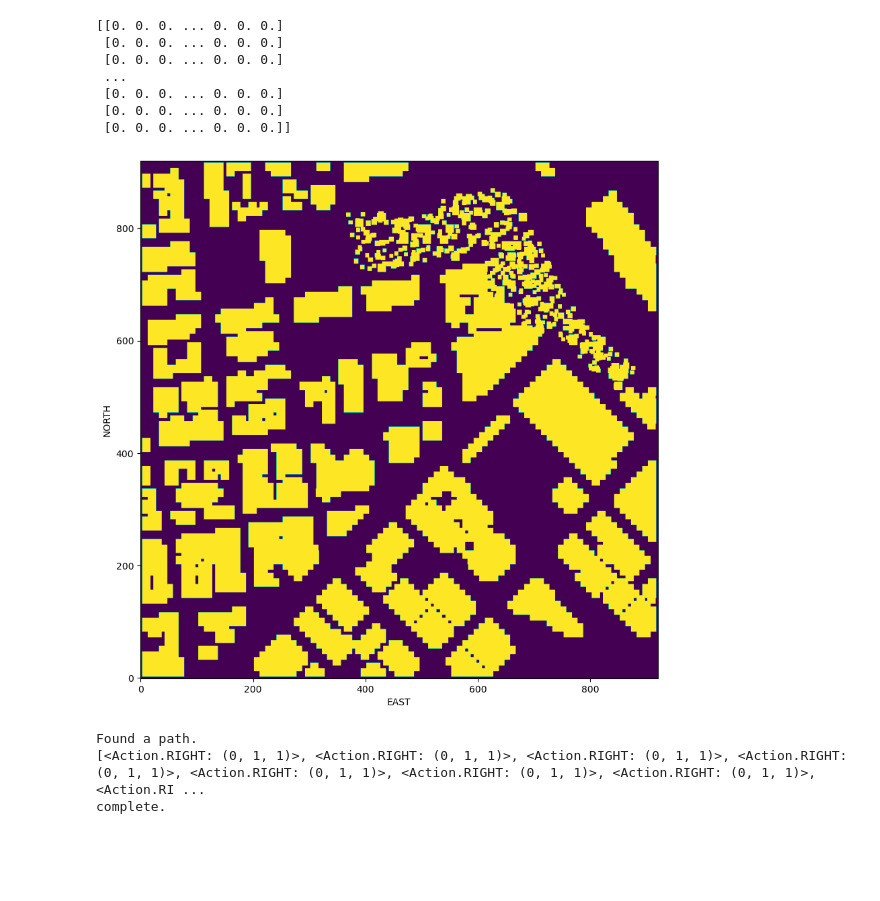
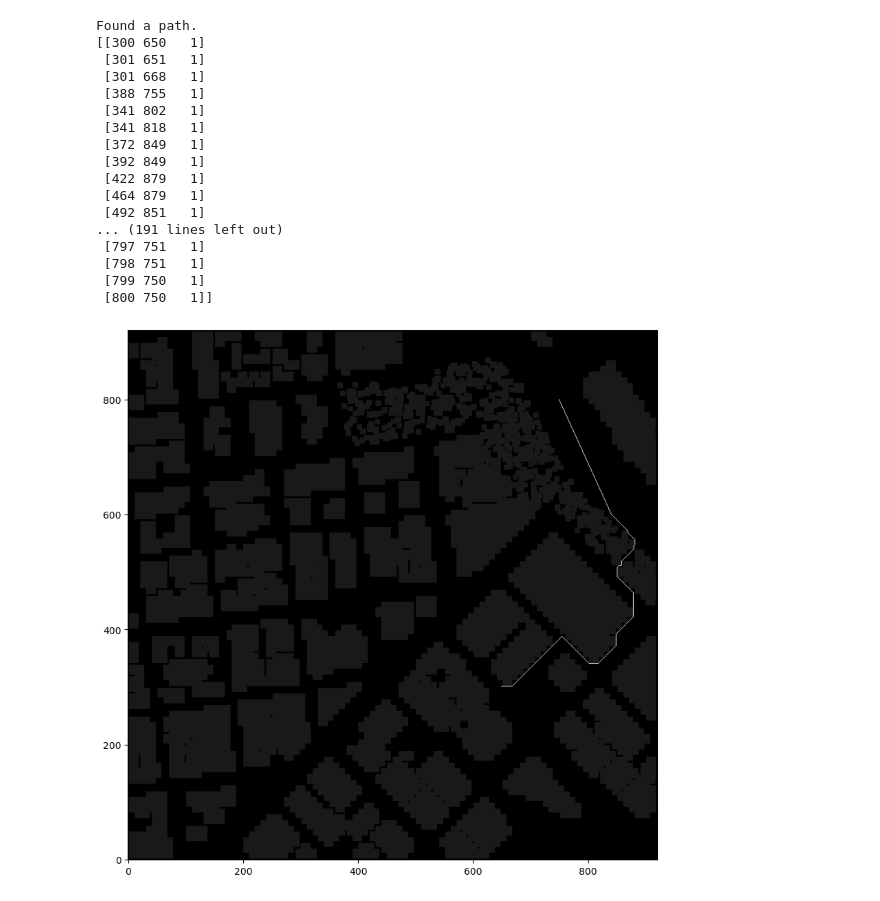
Before and after one commit to ronen-aniti/Drone-project, a Jupyter notebook: Configuration Space.ipynb, the cells around one changed output. Cells and saved outputs as stored; diff of their text form; code cells hidden in the pictures; blank space fills up the shorter version.

Commit message:
Optimized the visualization function

```diff
--- a/Configuration Space.ipynb
+++ b/Configuration Space.ipynb
@@ -270,47 +264,39 @@ def a_star(grid, h, start, goal):
 # %%
 """
 This is the main script file for my planning project.
 """
-import pandas as pd
-import matplotlib.pyplot as plt
-import numpy as np
-
-
 plt.rcParams["figure.figsize"] = [10, 10]
 filename = 'colliders.csv'
 data = np.loadtxt(filename, delimiter=',', skiprows=2)
+drone_altitude = 5
+safe_distance = 3
+grid = create_grid(data, drone_altitude, safe_distance)
+start = (300, 650)
+goal = (800, 750)
+path, cost = a_star(grid, euclidean_heuristic, start, goal)
+sgrid = visualize_path(grid, path, start)
+visualize_path_waypoints(sgrid)
 
-drone_altitude = 5
-safe_distance = 2
-
-filename = 'colliders.csv'
-data = np.loadtxt(filename, delimiter=',', skiprows=2)
-
-
-grid = create_grid(data, drone_altitude, safe_distance)
-print(grid)
-
-plt.imshow(grid, origin='lower')
-plt.xlabel('EAST')
-plt.ylabel('NORTH')
-plt.show()
-
-start = (0, 0)
-goal = (300, 650)
-path, cost = a_star(grid, euclidean_heuristic, start, goal)
-print(path, cost)
-vis = visualize_path(grid, path, start)
-
-print("complete.")
+# Get waypoints from path
+waypoints = path_to_waypoints(start, path)
+culled_waypoints = remove_collinear_waypoints(waypoints)
+print(culled_waypoints)
 # %% [output]
-[[0. 0. 0. ... 0. 0. 0.]
- [0. 0. 0. ... 0. 0. 0.]
- [0. 0. 0. ... 0. 0. 0.]
- ...
- [0. 0. 0. ... 0. 0. 0.]
- [0. 0. 0. ... 0. 0. 0.]
- [0. 0. 0. ... 0. 0. 0.]]
+Found a path.
+[[300 650   1]
+ [301 651   1]
+ [301 668   1]
+ [388 755   1]
+ [341 802   1]
+ [341 818   1]
+ [372 849   1]
+ [392 849   1]
+ [422 879   1]
+ [464 879   1]
+ [492 851   1]
+... (191 lines left out)
+ [797 751   1]
+ [798 751   1]
+ [799 750   1]
+ [800 750   1]]
-[figure, old version]
+[figure, new version]
-Found a path.
-[<Action.RIGHT: (0, 1, 1)>, <Action.RIGHT: (0, 1, 1)>, <Action.RIGHT: (0, 1, 1)>, <Action.RIGHT: (0, 1, 1)>, <Action.RIGHT: (0, 1, 1)>, <Action.RIGHT: (0, 1, 1)>, <Action.RIGHT: (0, 1, 1)>, <Action.RI ...
-complete.
```
Also changed, not shown: parts of 6 cells of this notebook.
